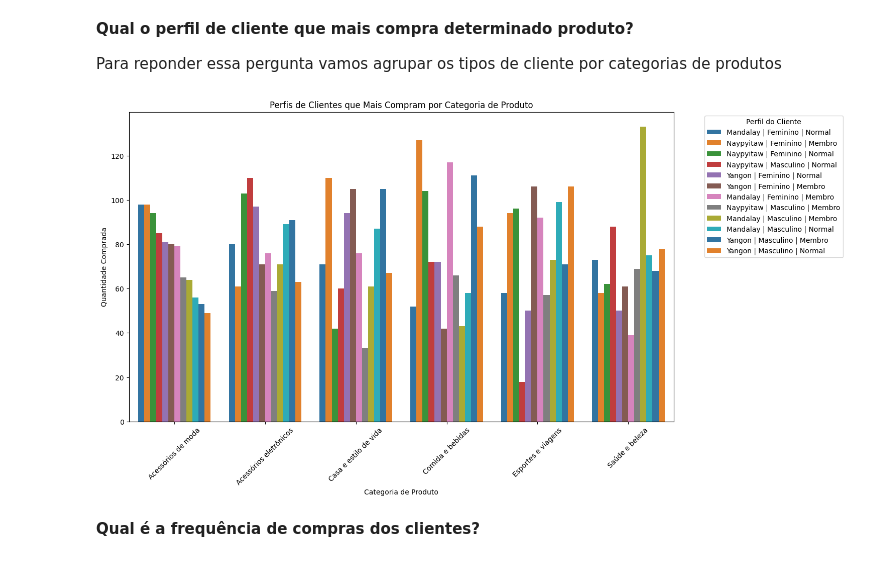
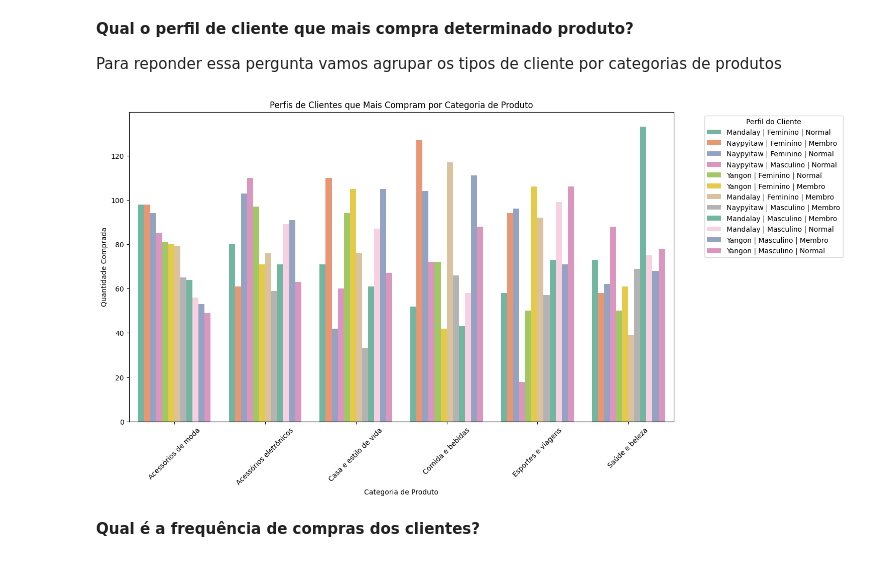
Before and after one commit to EduardaSantosDiniz/Aumento_do_Ticket_Medio_No_Supermercado, a Jupyter notebook: vendas_supermecado.ipynb, the cells around one changed output. Drawn from its saved outputs; the diff is of its cells as text; code cells hidden in the pictures.

```diff
--- a/vendas_supermecado.ipynb
+++ b/vendas_supermecado.ipynb
@@ -329,30 +336,48 @@ Essa pergunta não tem como responder com a base de dados que foi fornecida, nes
 
 Para reponder essa pergunta vamos agrupar os tipos de cliente por categorias de produtos
 # %%
+import pandas as pd
+import matplotlib.pyplot as plt
+import seaborn as sns
+
 # Criar a coluna 'perfil_cliente' com todas as combinações
 df['perfil_cliente'] = df['cidade'] + ' | ' + df['genero'] + ' | ' + df['tipo_cliente']
 
 # Agrupar vendas por categoria de produto e perfil de cliente
 vendas_por_perfil = df.groupby(['categoria', 'perfil_cliente'])['quantidade'].sum().reset_index()
 
 # Ordenar para pegar os perfis com mais compras em cada categoria
 vendas_por_perfil = vendas_por_perfil.sort_values(by=['categoria', 'quantidade'], ascending=[True, False])
 
+# Definir cores personalizadas apenas para o perfil específico
+cores_personalizadas = {
+    'Mandalay | Masculino | Normal': '#fdcae1'  # Rosa claro
+}
+
+# Criar uma paleta de cores baseada na paleta original do Seaborn
+paleta_original = sns.color_palette("Set2", n_colors=vendas_por_perfil['perfil_cliente'].nunique())
+
+# Criar um dicionário de cores, mantendo as originais e substituindo apenas as desejadas
+paleta_cores = {
+    perfil: cores_personalizadas.get(perfil, cor)
+    for perfil, cor in zip(vendas_por_perfil['perfil_cliente'].unique(), paleta_original)
+}
+
 # Criar gráfico de barras empilhadas
 plt.figure(figsize=(14, 8))
-sns.barplot(x='categoria', y='quantidade', hue='perfil_cliente', data=vendas_por_perfil, palette='tab10')
+sns.barplot(x='categoria', y='quantidade', hue='perfil_cliente', data=vendas_por_perfil, palette=paleta_cores)
 
 # Ajustes visuais
 plt.xlabel("Categoria de Produto")
 plt.ylabel("Quantidade Comprada")
 plt.title("Perfis de Clientes que Mais Compram por Categoria de Produto")
 plt.xticks(rotation=45)
 plt.legend(title="Perfil do Cliente", bbox_to_anchor=(1.05, 1), loc='upper left')  # Colocar legenda ao lado
 
 # Exibir o gráfico
 plt.show()
 # %% [output]
-[figure, old version]
+[figure, new version]
 # %% [markdown]
 **Qual é a frequência de compras dos clientes?**
 # %%
```
Also changed, not shown: parts of 12 cells of this notebook.
